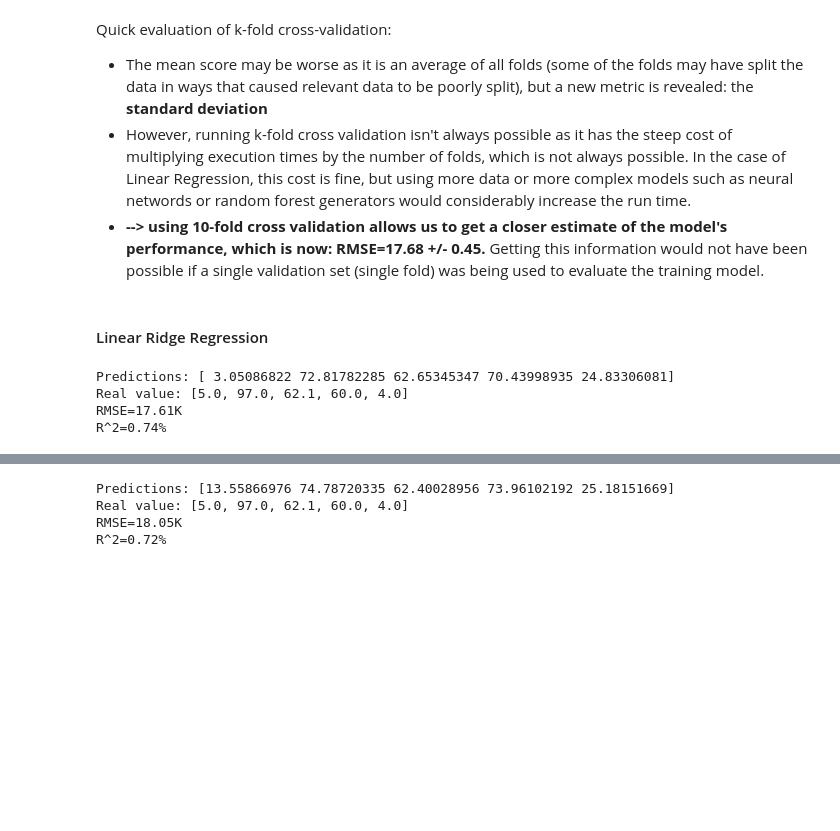
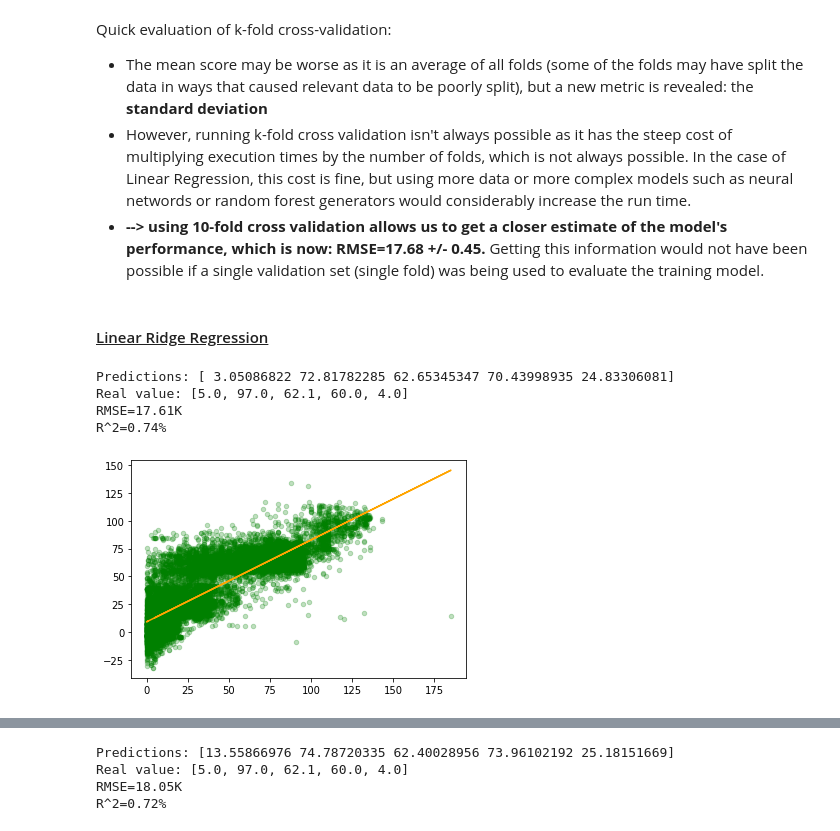
Before and after one commit to Adamouization/Superconductors-Critical-Temperature-Predictions-Regression, a Jupyter notebook: prototype/practical1.ipynb, the cells around one changed output, grey strips where cells are left out. Drawn from its saved outputs; the diff is of its cells as text; code cells hidden in the pictures; blank space fills up the shorter version.

```diff
--- a/prototype/practical1.ipynb
+++ b/prototype/practical1.ipynb
@@ -305,18 +331,20 @@ Quick evaluation of k-fold cross-validation:
 * However, running k-fold cross validation isn't always possible as it has the steep cost of multiplying execution times by the number of folds, which is not always possible. In the case of Linear Regression, this cost is fine, but using more data or more complex models such as neural networds or random forest generators would considerably increase the run time.
 * **--> using 10-fold cross validation allows us to get a closer estimate of the model's performance, which is now: RMSE=17.68 +/- 0.45.** Getting this information would not have been possible if a single validation set (single fold) was being used to evaluate the training model.
 # %% [markdown]
-#### Linear Ridge Regression
+#### <u>Linear Ridge Regression</u>
 # %%
-ridge_regression = Ridge(alpha=0.1, tol=0.00000001, solver='auto')
+ridge_regression = Ridge(alpha=0.1, solver='svd', normalize=False)
 ridge_regression.fit(X, y)
 quick_prediction_test(ridge_regression, X, y)
 evaluate_model_error(ridge_regression, y, ridge_regression.predict(X))
+plot_best_fit(y, y_prediction, "ridge_reg")
 save_model(ridge_regression, "ridge_reg")
 # %% [output]
 Predictions: [ 3.05086822 72.81782285 62.65345347 70.43998935 24.83306081]
 Real value: [5.0, 97.0, 62.1, 60.0, 4.0]
 RMSE=17.61K
 R^2=0.74%
+[figure, added]
 # %%
 k_fold_cross_validation(ridge_regression, X, y)
 # %% [output]
```
Also changed, not shown: parts of 32 cells of this notebook, 5 other files.
